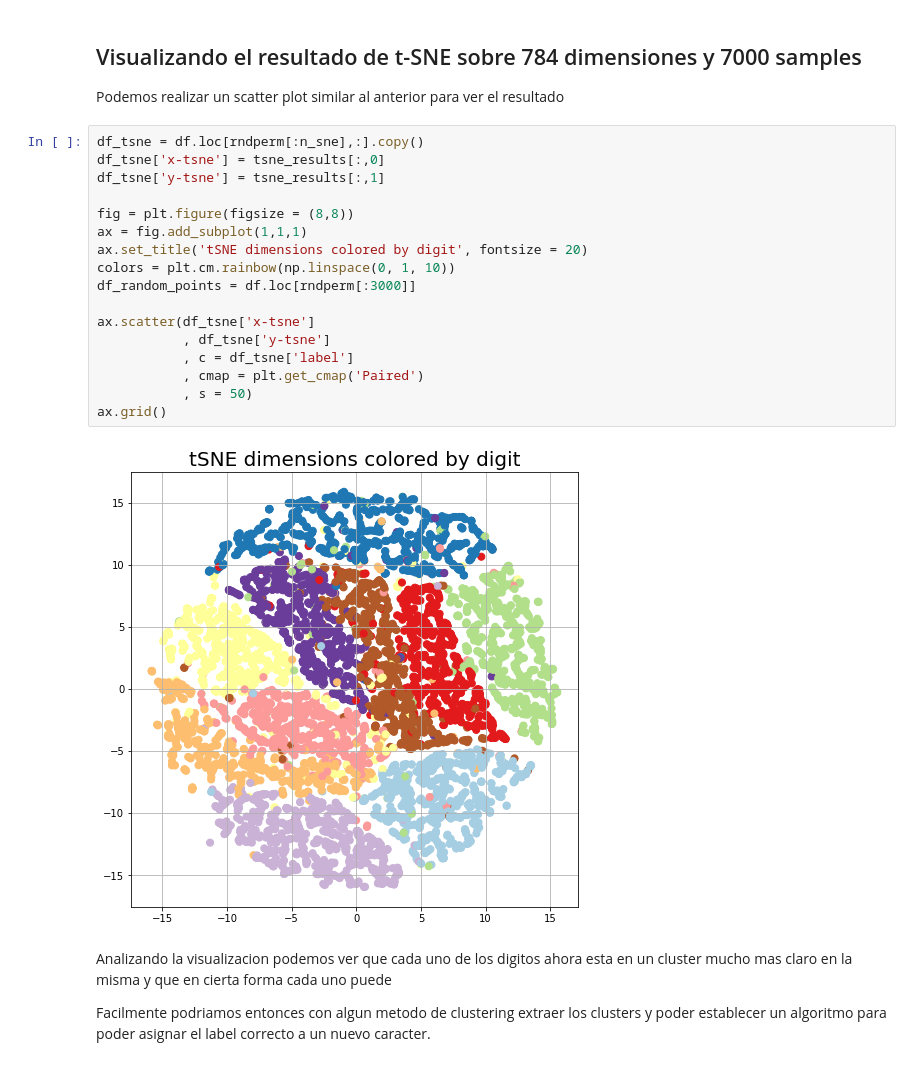
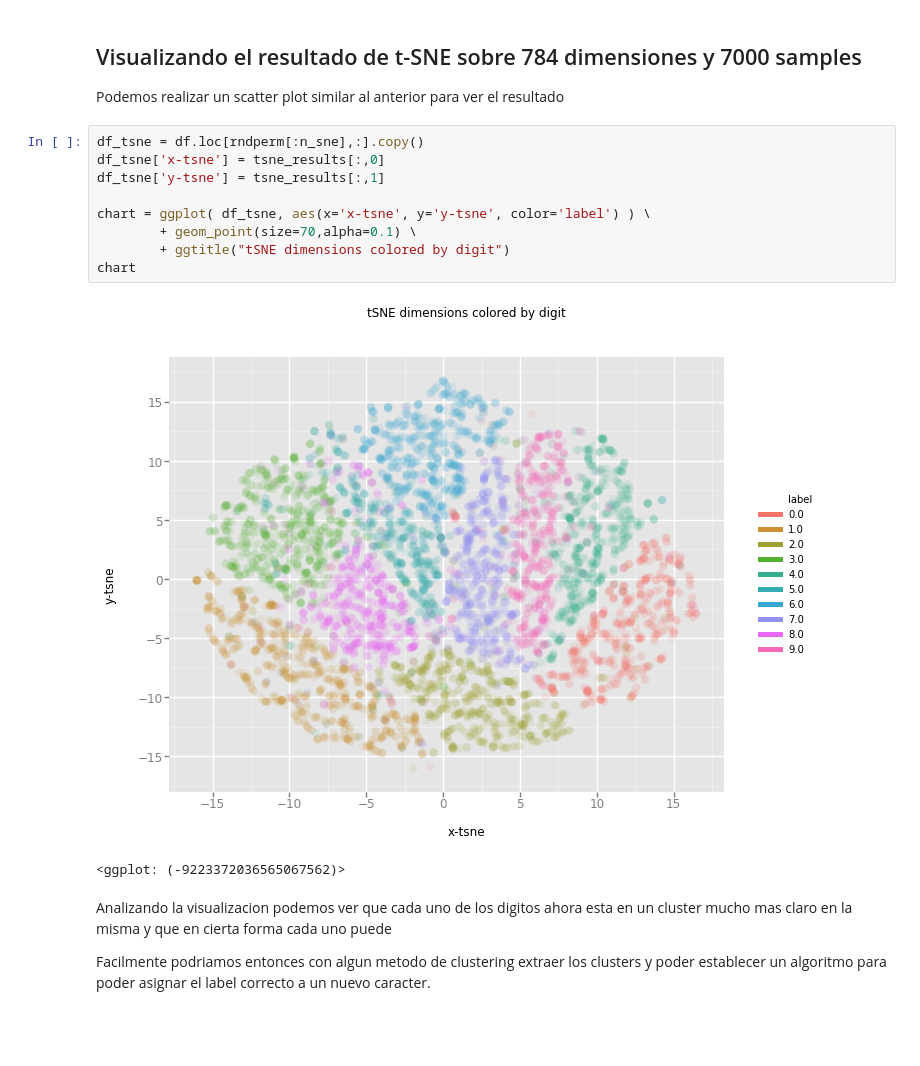
Before and after one commit to idontdomath/datos-dimensionality-reduction, a Jupyter notebook: 05-tsne-mnist.ipynb, the cells around one changed output. Drawn from its saved outputs; the diff is of its cells as text; blank space fills up the shorter version.

```diff
--- a/05-tsne-mnist.ipynb
+++ b/05-tsne-mnist.ipynb
@@ -181,25 +168,18 @@ t-SNE done! Time elapsed: 89.66664218902588 seconds
 ## Visualizando el resultado de t-SNE sobre 784 dimensiones y 7000 samples
 
 Podemos realizar un scatter plot similar al anterior para ver el resultado
-# %%
-df_tsne = df.loc[rndperm[:n_sne],:].copy()
-df_tsne['x-tsne'] = tsne_results[:,0]
-df_tsne['y-tsne'] = tsne_results[:,1]
-
-fig = plt.figure(figsize = (8,8))
-ax = fig.add_subplot(1,1,1)
-ax.set_title('tSNE dimensions colored by digit', fontsize = 20)
-colors = plt.cm.rainbow(np.linspace(0, 1, 10))
-df_random_points = df.loc[rndperm[:3000]]
-
-ax.scatter(df_tsne['x-tsne']
-           , df_tsne['y-tsne']
-           , c = df_tsne['label']
-           , cmap = plt.get_cmap('Paired')
-           , s = 50)
-ax.grid()
-# %% [output]
-[figure, removed]
+# %%
+df_tsne = df.loc[rndperm[:n_sne],:].copy()
+df_tsne['x-tsne'] = tsne_results[:,0]
+df_tsne['y-tsne'] = tsne_results[:,1]
+
+chart = ggplot( df_tsne, aes(x='x-tsne', y='y-tsne', color='label') ) \
+        + geom_point(size=70,alpha=0.1) \
+        + ggtitle("tSNE dimensions colored by digit")
+chart
+# %% [output]
+[figure, added]
+<ggplot: (-9223372036565067562)>
 # %% [markdown]
 Analizando la visualizacion podemos ver que cada uno de los digitos ahora esta en un cluster mucho mas claro en la misma y que en cierta forma cada uno puede
 
```
Also changed, not shown: parts of 14 cells of this notebook.
